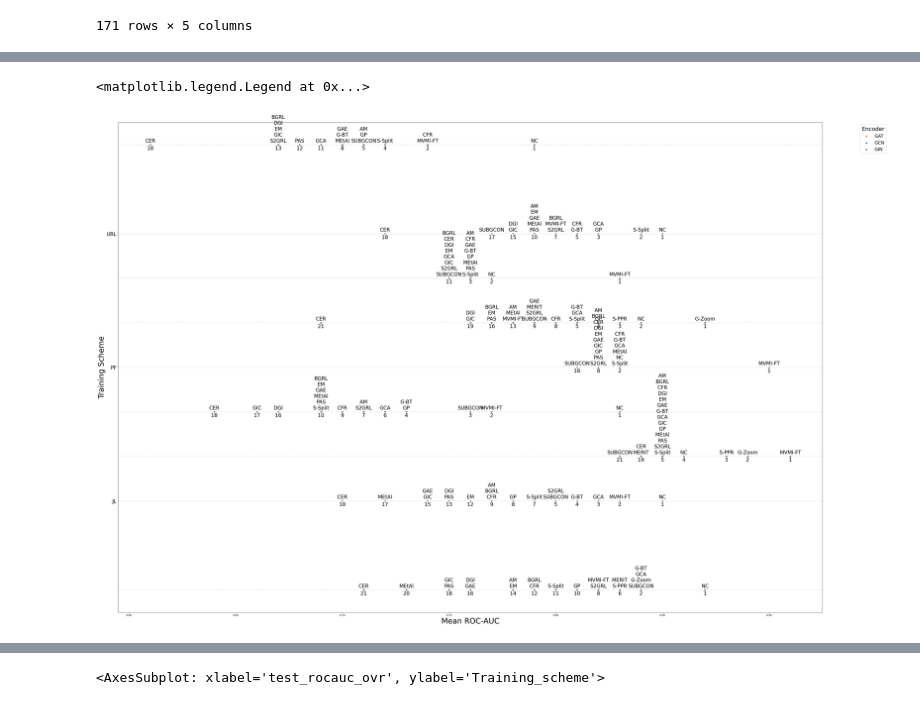
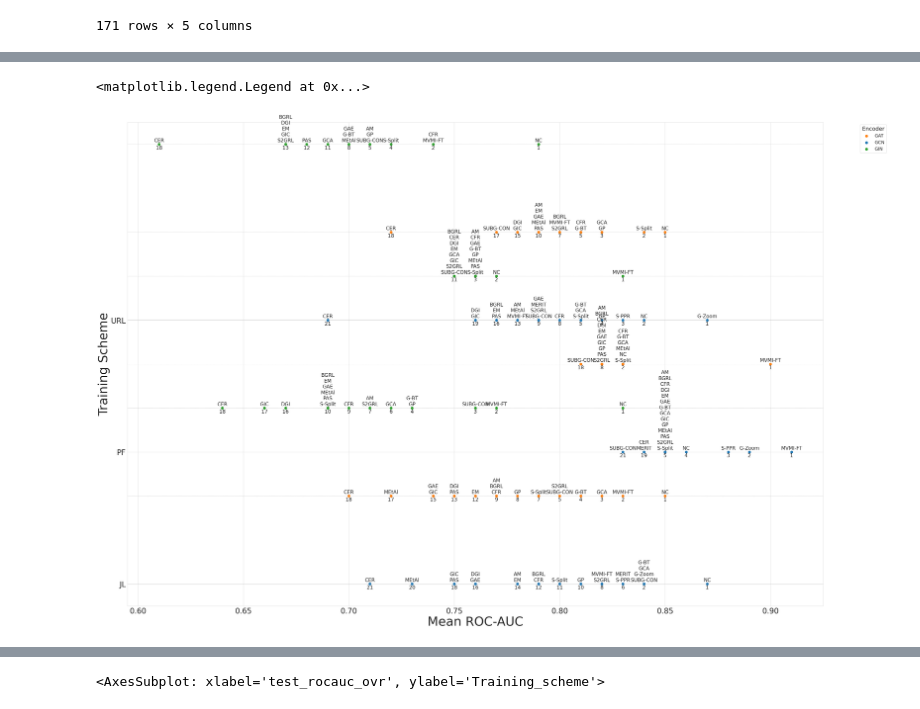
Before and after one commit to ITU-Thesis/graphworld, a Jupyter notebook: evaluation/mode1_analysis.ipynb, the cells around one changed output, grey strips where cells are left out. Saved outputs shown, nothing was run; the diff lists cells and outputs as text; code cells hidden in the pictures.

```diff
--- a/evaluation/mode1_analysis.ipynb
+++ b/evaluation/mode1_analysis.ipynb
@@ -536,7 +562,7 @@ _, axs = plt.subplots(nrows=1, ncols=1, figsize=(50, 35))
 
 # Define the dodge width and marker size
 dodge_width = 2 / len(ENCODERS)
-marker_size = 28
+marker_size = 100
 
 # Create a dictionary to store the scatter plot objects for the legend
 scatters = {}
@@ -549,41 +575,45 @@ training_scheme_offsets = { scheme: i for (i, scheme) in enumerate(TRAINING_SCHE
 # Iterate through the y-axis categories (Training_scheme) and hue categories (Encoder)
 
 for (scheme, encoder), sub_grp in df_mean_results.groupby(['Training_scheme', 'Encoder']):
     x_values = sub_grp[TEST_METRIC].values
-    y_values = np.full(len(x_values), training_scheme_offsets[scheme])
+    y_value = training_scheme_offsets[scheme]
+    y_values = np.full(len(x_values), y_value)
+
 
     # Calculate the y-offset for the hue category
-    y_offset = (encoder_offsets[encoder] - (len(ENCODERS) - 1) / 2) * dodge_width
+
+    y_offset = (encoder_offsets[encoder]) * dodge_width
     scatters[encoder] = axs.scatter(x_values, y_values + y_offset, s=marker_size, color=colors[encoder])
     axs.axhline(y_values[0] + y_offset, linestyle='--', color='gray', alpha=0.5, linewidth=0.8)
+
     for metric, sub_grp_metric in sub_grp.groupby(TEST_METRIC):
-        ssl_abbreviations = [model_abbreviations[model] for model in sub_grp_metric.SSL_model.tolist()]
+        ssl_abbreviations = [model_abbreviations[model] for model in sub_grp_metric.SSL_model.values]
         ssl_text = '\n'.join(ssl_abbreviations)
-
 
         axs.annotate(ssl_text, (metric, y_values[0] + y_offset), va='bottom', ha='center', fontsize=20, xytext=(0, 5), textcoords='offset points')
 
         ranks = sub_grp_metric['rank'].values
         if len(ranks) > 1:
             assert ranks.all()
 
         rank_label = ranks[0]
         axs.annotate(rank_label, (metric, y_values[0] + y_offset), va='top', ha='center', fontsize=20, xytext=(0, -5), textcoords='offset points')
 
 
 # Set the y-axis labels
-axs.set_yticks(range(len(TRAINING_SCHEMES)), TRAINING_SCHEMES, fontsize=20)
+axs.set_yticks(range(len(TRAINING_SCHEMES)), TRAINING_SCHEMES, fontsize=30)
+axs.set_xticklabels(axs.get_xticklabels(), fontsize=30)
 
 # Add axis labels and show the plot
-axs.set_xlabel('Mean ROC-AUC', fontsize=30)
-axs.set_ylabel('Training Scheme', fontsize=30)
+axs.set_xlabel('Mean ROC-AUC', fontsize=50)
+axs.set_ylabel('Training Scheme', fontsize=50)
 
 # Create a legend using the scatter plot objects
 axs.legend(scatters.values(), scatters.keys(), title='Encoder',
            bbox_to_anchor=(1.05, 1), loc='upper left', fontsize=18, title_fontsize=22)
 # %% [output]
 <matplotlib.legend.Legend at 0x...>
-[figure, old version]
+[figure, new version]
 # %%
 g = sns.stripplot(data=df_mean_results, y='Training_scheme', x=TEST_METRIC, hue='Encoder', dodge=True)
 # %% [output]
```
Also changed, not shown: parts of 19 cells of this notebook, 2 other files.
